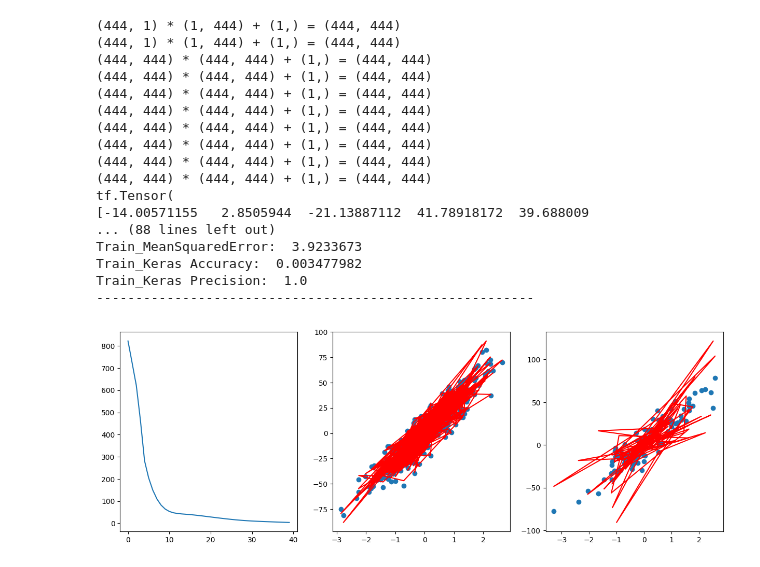
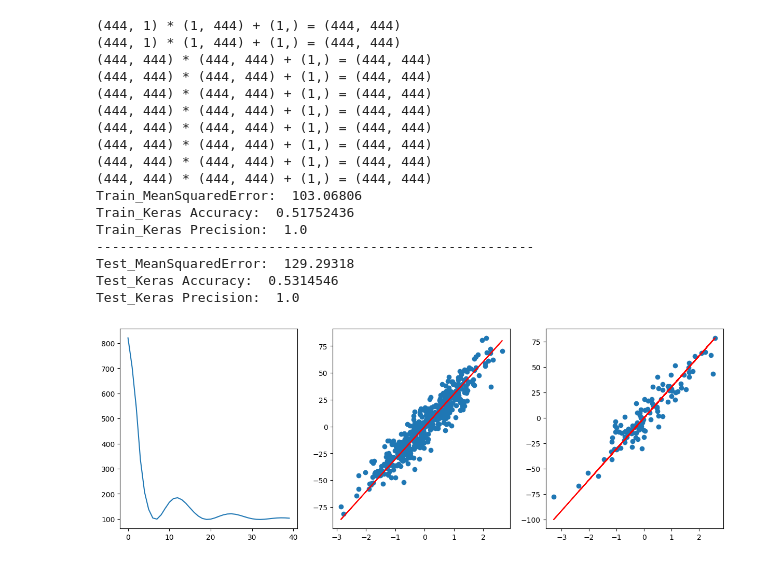
Before and after one commit to cecinuga/MarketAI, a Jupyter notebook: Models/OrderAiTensorflow.ipynb, the cells around one changed output. Cells and saved outputs as stored; diff of their text form; code cells hidden in the pictures.

```diff
--- a/Models/OrderAiTensorflow.ipynb
+++ b/Models/OrderAiTensorflow.ipynb
@@ -34,7 +34,7 @@ class Layer(tf.Module):
     def __call__(self, X):
         if not self.build:
             n_samples, n_features = X.shape
-            self.weights = tf.Variable(self.xavier_init(shape=(n_features, n_samples)), name="Weights", dtype=tf.double, trainable=True )
+            self.weights = tf.Variable(self.xavier_init(shape=(n_features, n_samples)), name="Weights", dtype=tf.double, trainable=True, )
             self.bias = tf.Variable(tf.zeros(shape=1, dtype=tf.double), name="Bias", dtype=tf.double, trainable=True )
             self.build = True
 
@@ -86,9 +86,9 @@ class MLPLinearRegressor(tf.Module):
         self.train_accuracy.update_state(self.y, self.predicted)
         self.train_precision.update_state(self.y, self.predicted)
         self.train_mse.update_state(self.y, self.predicted)
-        #self.test_accuracy.update_state(self.y_test, self.predicted_test)
-        #self.test_precision.update_state(self.y_test, self.predicted_test)
-        #self.test_mse.update_state(self.y_test, self.predicted_test)
+        self.test_accuracy.update_state(self.y_test, self.predicted_test)
+        self.test_precision.update_state(self.y_test, self.predicted_test)
+        self.test_mse.update_state(self.y_test, self.predicted_test)
 
     @tf.function(reduce_retracing=True)
     def train_step(self, X):
@@ -105,74 +105,71 @@ class MLPLinearRegressor(tf.Module):
                 self.weights = self.train_step(self.XN)
                 bias = self.layers[len(self.layers)-1].bias
                 self.flatten_weights = tf.reduce_mean(self.weights, axis=0)
-                self.predicted = self._predict(self.XN, self.flatten_weights)
-                #self.predicted = self.predict(self.XN)
-                #self.predicted_matrix = tf.subtract(tf.multiply(tf.transpose(self.XN), tf.reduce_mean(self.weights, axis=0)), self.layers[len(self.layers)-1].bias)
-                #self.predicted = tf.reduce_sum(tf.subtract(tf.multiply(self.X, tf.reduce_sum(self.predicted_matrix, axis=1)), self.layers[len(self.layers)-1].bias), axis=1)
+                self.predicted = self._predict(self.X, self.flatten_weights)
 
-                loss = self.loss(self.predicted)
+                loss = tf.nn.scale_regularization_loss(self.loss(self.predicted))
                 self.loss_history[e] = loss.numpy()
 
             grads = tape.gradient(loss, self.vars)
             self.optimizer.apply_gradients(zip(grads, self.vars))
 
     def _predict(self, X, weights):
-        return tf.reduce_mean(tf.add(self.layers[len(self.layers)-1].bias, tf.multiply(tf.transpose(X), weights)), axis=0)
+        return tf.reduce_mean(tf.subtract(tf.multiply(X, weights), self.layers[len(self.layers)-1].bias), axis=1)
 
-    def predict(self, X):
-        #come scegliere i migliori pesi?
-        self.predicted_test = self._predict(X, [ self.flatten_weights[i] for i in range(self.X_test.shape[0]) ])
+    def predict_test(self, X):
+        weights = [  self.flatten_weights[i].numpy() for i in range(len(X))   ]
+        self.predicted_test = self._predict(X, weights)
 
 
 model = MLPLinearRegressor([
     Layer(),
     Layer(),
-    Layer(),
+    Layer(activation=tf.nn.relu),
     Layer(activation=tf.sigmoid),
     Layer()
 ], X_train2, X_test2, tf.squeeze(y_train2), tf.squeeze(y_test2), lr=0.01, epochs=40)
 
 
 model.train()
-model.predict(X_test2)
+model.predict_test(X_test2)
 model.calc_metrics()
 
 
 print("Train_MeanSquaredError: ", model.train_mse.result().numpy())
 print("Train_Keras Accuracy: ", model.train_accuracy.result().numpy())
 print("Train_Keras Precision: ", model.train_precision.result().numpy())
 print('--------------------------------------------------------')
-"""print("Test_MeanSquaredError: ", model.test_mse.result().numpy())
+print("Test_MeanSquaredError: ", model.test_mse.result().numpy())
 print("Test_Keras Accuracy: ", model.test_accuracy.result().numpy())
-print("Test_Keras Precision: ", model.test_precision.result().numpy())"""
+print("Test_Keras Precision: ", model.test_precision.result().numpy())
 
 fig, ax = plt.subplots(1, 3, figsize=(15, 5))
 
 ax[0].plot([e for e in range(model.epochs)], model.loss_history)
 
 ax[1].scatter(X_train2[:, 0], y_train2[:])
 ax[1].plot(X_train2[:, 0], model.predicted[:], color='r')
 
 ax[2].scatter(X_test2[:, 0], y_test2[:])
 ax[2].plot(X_test2[:, 0], model.predicted_test[:], color='r')
 
 plt.show()
 # %% [output]
 (444, 1) * (1, 444) + (1,) = (444, 444)
 (444, 1) * (1, 444) + (1,) = (444, 444)
 (444, 444) * (444, 444) + (1,) = (444, 444)
 (444, 444) * (444, 444) + (1,) = (444, 444)
 (444, 444) * (444, 444) + (1,) = (444, 444)
 (444, 444) * (444, 444) + (1,) = (444, 444)
 (444, 444) * (444, 444) + (1,) = (444, 444)
 (444, 444) * (444, 444) + (1,) = (444, 444)
 (444, 444) * (444, 444) + (1,) = (444, 444)
 (444, 444) * (444, 444) + (1,) = (444, 444)
-tf.Tensor(
-[-14.00571155   2.8505944  -21.13887112  41.78918172  39.688009
-... (88 lines left out)
-Train_MeanSquaredError:  3.9233673
-Train_Keras Accuracy:  0.003477982
+Train_MeanSquaredError:  103.06806
+Train_Keras Accuracy:  0.51752436
 Train_Keras Precision:  1.0
 --------------------------------------------------------
+Test_MeanSquaredError:  129.29318
+Test_Keras Accuracy:  0.5314546
+Test_Keras Precision:  1.0
-[figure, old version]
+[figure, new version]
```
